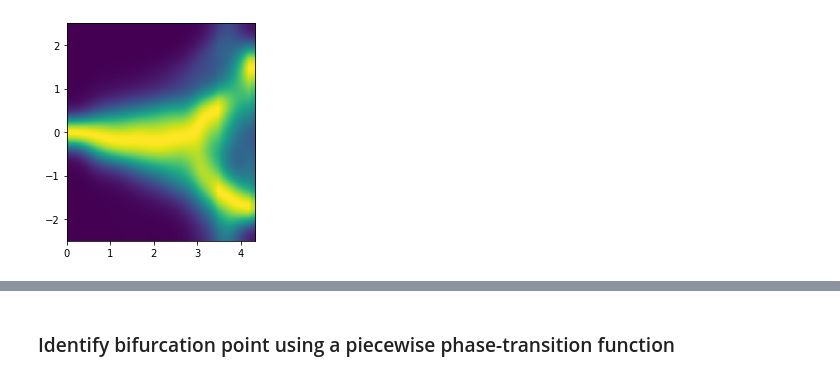
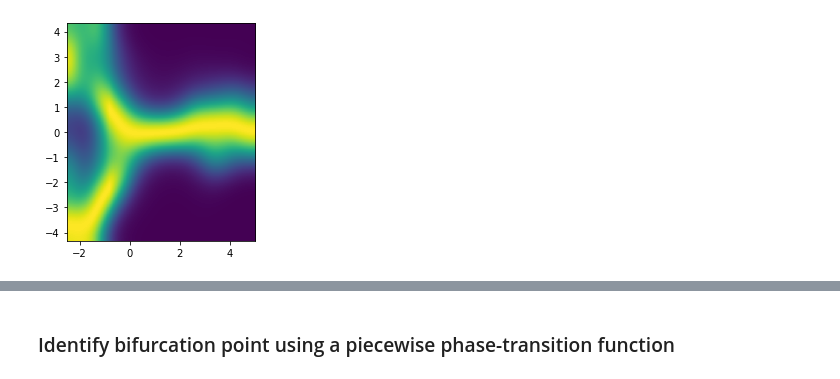
Before and after one commit to RnoB/fly-matrix, a Jupyter notebook: MalkoFly.ipynb, the cells around one changed output, grey strips where cells are left out. Cells and saved outputs as stored; diff of their text form; code cells hidden in the pictures.

Commit message:
symmetric figures

```diff
--- a/MalkoFly.ipynb
+++ b/MalkoFly.ipynb
@@ -16,8 +16,9 @@ mf.pb.cMapSym = mf.pb.plt.cm.PuOr_r
 # %% [output]
 [interactive output not drawn]
 # %%
-nPosts = 2
+nPosts = 3
 dVal = 0.8  # distance cutoff to filter trajectories that end too far from the posts
+symmetric = True
 
 dataDIR = "/media/user/Samsung_T3/Work/Documents/Data/flyVR/new_experiments/"
 dbDIR = "/mnt/ssd1/Documents/Vivek/flyVR/fly-matrix/dbGen/"
@@ -332,10 +295,18 @@ peak_threshold = 0.95
 
 def density_map(x, y, stats=True):
     if nPosts == 2:
-        blur = (11, 11) if stats == True else (201, 201)
-        r = [[0, post0_x], [post0_y, post1_y]]
+        val = 121 if symmetric == True else 201
+
+        blur = (11, 11) if stats == True else (val, val)
+        r = (
+            [[post0_y, post1_y], [-5.0, 5.0]]
+            if symmetric == True
+            else [[0, post0_x], [post0_y, post1_y]]
+        )
     else:
-        blur = (11, 11) if stats == True else (101, 101)
+        val = 251 if symmetric == True else 101
+
+        blur = (11, 11) if stats == True else (val, val)
         r = [[0, post1_x], [post0_y, post2_y]]
     h, xedge, yedge, image = mf.pb.plt.hist2d(x, y, bins=nbins, normed=True, range=r)
 
@@ -365,19 +336,34 @@ else:
 [interactive output not drawn]
 # %%
 if nPosts == 2:
-    mf.pb.plt.imshow(img ** 2, extent=[0, post0_x, post0_y, post1_y])
+    if symmetric == True:
+        mf.pb.plt.imshow(img ** 2, extent=[post0_y, post1_y, -5.0, 5.0])
+    else:
+        mf.pb.plt.imshow(img ** 2, extent=[0, post0_x, post0_y, post1_y])
 else:
-    mf.pb.plt.imshow(img ** 2, extent=[0, post1_x, post0_y, post2_y])
+    if symmetric == True:
+        mf.pb.plt.imshow(img ** 2, extent=[post0_x, post1_x, post0_y, post2_y])
+    else:
+        mf.pb.plt.imshow(img ** 2, extent=[0, post1_x, post0_y, post2_y])
 
-mf.pb.plt.savefig(
-    "/mnt/ssd1/Documents/Vivek/flyVR/fly-matrix/figures/"
-    + str(nPosts)
-    + "_post_bifurcation_tracks.png",
-    format="png",
-    dpi=300,
-)
+if symmetric == True:
+    mf.pb.plt.savefig(
+        "/mnt/ssd1/Documents/Vivek/flyVR/fly-matrix/figures/"
+        + str(nPosts)
+        + "_post_symmetric_tracks.png",
+        format="png",
+        dpi=300,
+    )
+else:
+    mf.pb.plt.savefig(
+        "/mnt/ssd1/Documents/Vivek/flyVR/fly-matrix/figures/"
+        + str(nPosts)
+        + "_post_bifurcation_tracks.png",
+        format="png",
+        dpi=300,
+    )
 # %% [output]
-[figure, old version]
+[figure, new version]
 [interactive output not drawn]
 # %% [markdown]
 ### Identify bifurcation point using a piecewise phase-transition function
```
Also changed, not shown: parts of 9 cells of this notebook, 2 other files.
